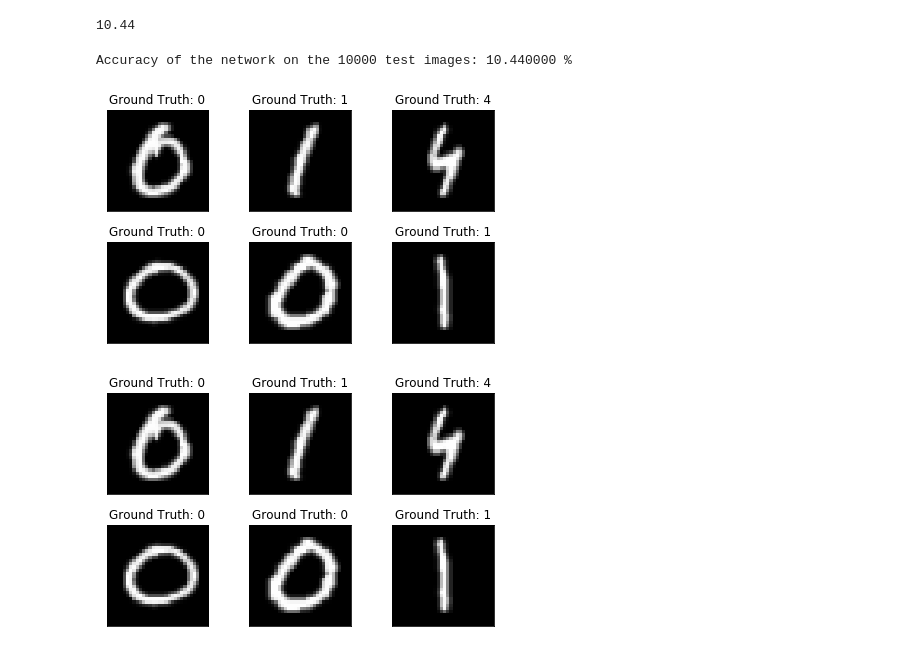
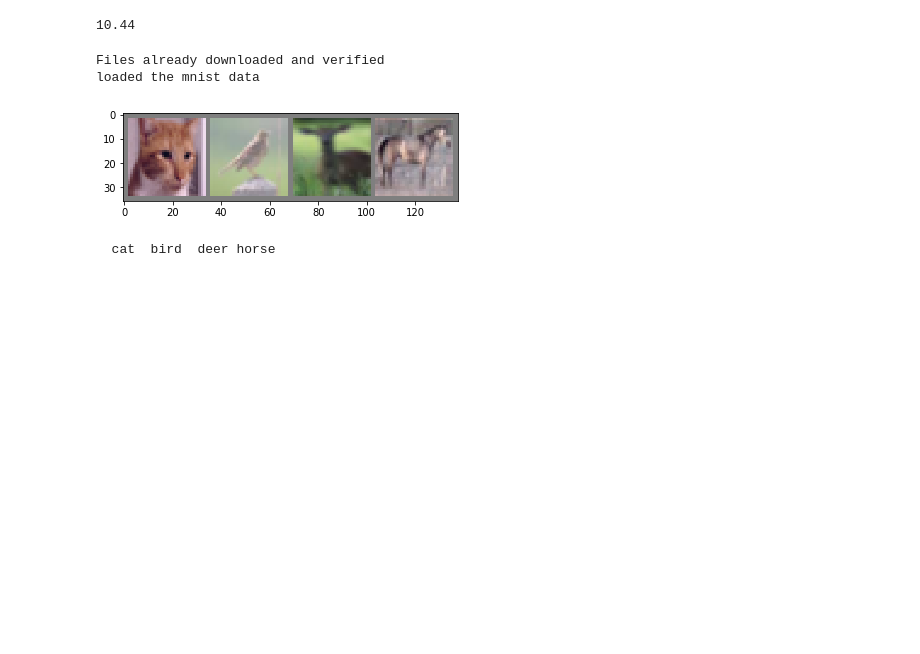
Before and after one commit to samuellundberg/NeuralArchitectureSearch, a Jupyter notebook: ResNet.ipynb, the cells around one changed output. Drawn from its saved outputs; the diff is of its cells as text; code cells hidden in the pictures; blank space fills up the shorter version.

Commit message:
Feat: train on CIFAR10 insted of MNIST

```diff
--- a/ResNet.ipynb
+++ b/ResNet.ipynb
@@ -23,20 +23,20 @@ from torchvision.datasets import MNIST
 from torchvision.transforms import Compose, ToTensor, Normalize, Resize
 from torch.utils.data import DataLoader
 # %%
-def get_data_loaders(train_batch_size, test_batch_size, size=(224,224)):
+def get_data_loaders(train_batch_size, test_batch_size, size=(32,32)):
+    # Cifar10 normalization: Normalize((0.4914, 0.4822, 0.4465), (0.2023, 0.1994, 0.2010)),
 
-    mnist = MNIST('data/', download=False, train=True).train_data.float()
+    data_transform = Compose([ Resize(size) ,ToTensor(), Normalize((0.4914, 0.4822, 0.4465), (0.2023, 0.1994, 0.2010))])
+    train_loader = DataLoader(CIFAR10('data/', download=True, transform=data_transform, train=True),
+                              batch_size=train_batch_size, shuffle=True, num_workers=2)
 
-    data_transform = Compose([ Resize(size) ,ToTensor(), Normalize((mnist.mean()/255,), (mnist.std()/255,))])
+    test_loader = DataLoader(CIFAR10('data/', download=True, transform=data_transform, train=False),
+                            batch_size=test_batch_size, shuffle=False, num_workers=2)
 
-    train_loader = DataLoader(MNIST('data/', download=True, transform=data_transform, train=True),
-                              batch_size=train_batch_size, shuffle=True)
-
-    test_loader = DataLoader(MNIST('data/', download=False, transform=data_transform, train=False),
-                            batch_size=test_batch_size, shuffle=False)
-
+    classes = ('plane', 'car', 'bird', 'cat',
+               'deer', 'dog', 'frog', 'horse', 'ship', 'truck')
     print('loaded the mnist data')
-    return train_loader, test_loader
+    return train_loader, test_loader, classes
 # %%
 # counts trainable weights in a model
 def count_params(model):
@@ -491,20 +505,25 @@ Accuracy of the network on the 10000 test images: 99.120000 %
 # %% [output]
 10.44
-# %%
-print('Accuracy of the network on the 10000 test images: %f %%' % (
-    100 * correct / total))
-# %% [output]
-Accuracy of the network on the 10000 test images: 10.440000 %
-# %%
-fig = plt.figure()
-for i in range(6):
-  plt.subplot(2,3,i+1)
-  plt.tight_layout()
-  plt.imshow(example_data[i][0], cmap='gray', interpolation='none')
-  plt.title("Ground Truth: {}".format(example_targets[i]))
-  plt.xticks([])
-  plt.yticks([])
-fig
-# %% [output]
-[figure, removed]
-[figure, removed]
+# %%
+def imshow(img):
+    img = img / 5 + 0.5     # unnormalize
+    npimg = img.numpy()
+    plt.imshow(np.transpose(npimg, (1, 2, 0)))
+    plt.show()
+
+
+# get some random training images
+bs = 4
+tl, _, classes = get_data_loaders(bs, bs, size=(32,32))
+dataiter = iter(tl)
+images, labels = dataiter.next()
+
+# show images
+imshow(torchvision.utils.make_grid(images))
+# print labels
+print(' '.join('%5s' % classes[labels[j]] for j in range(bs)))
+# %% [output]
+Files already downloaded and verified
+loaded the mnist data
+[figure, added]
+  cat  bird  deer horse
```
Also changed, not shown: parts of 7 cells of this notebook, 1 other file.
